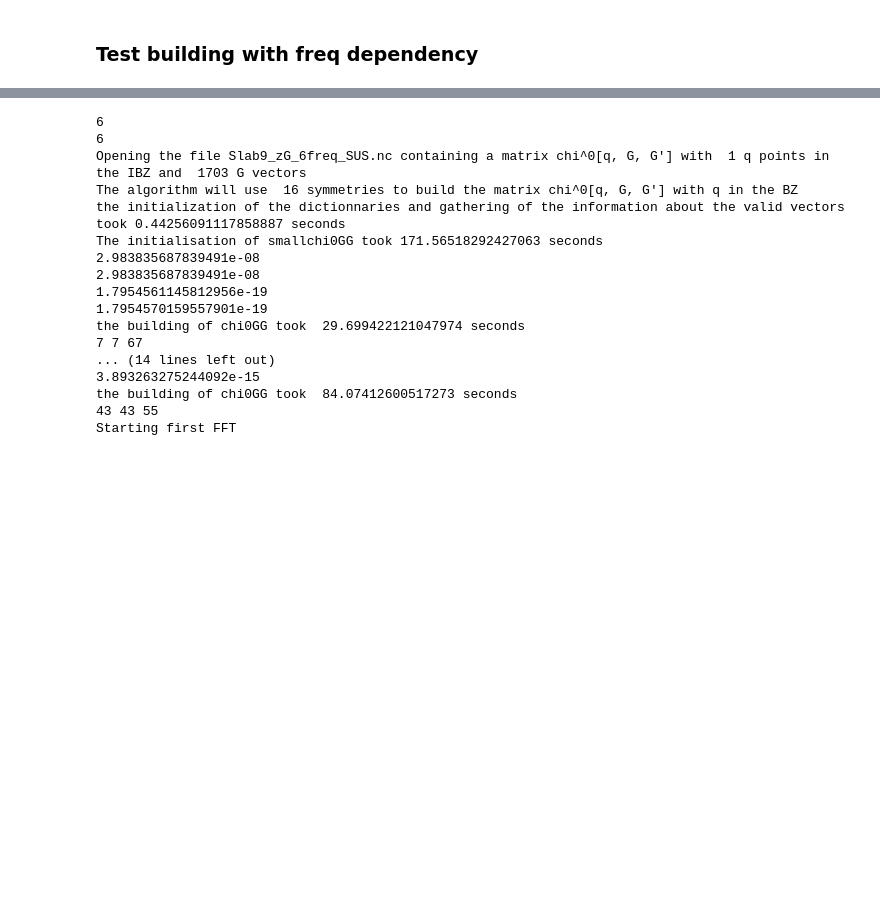
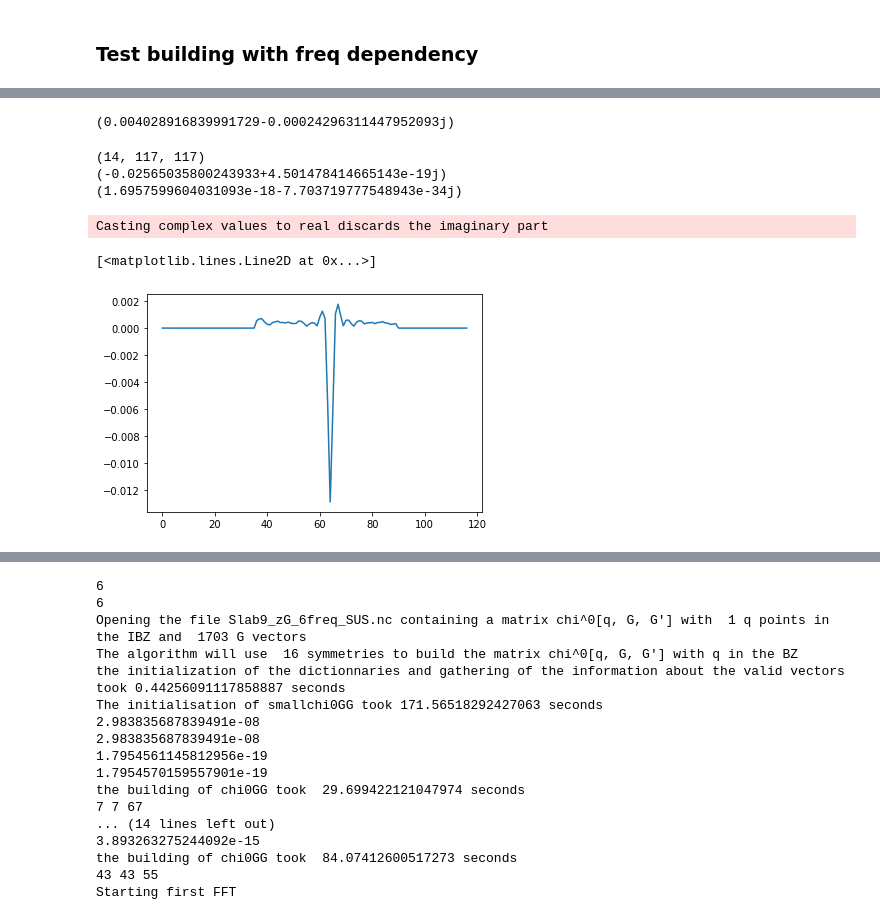
Before and after one commit to acloots2/Thesis_SURFASCOPE, a Jupyter notebook: MatrixSum.ipynb, the cells around one changed output, grey strips where cells are left out. Saved outputs shown, nothing was run; the diff lists cells and outputs as text; code cells hidden in the pictures; blank space fills up the shorter version.

Commit message:
14/12/2022 freq dep ok

```diff
--- a/MatrixSum.ipynb
+++ b/MatrixSum.ipynb
@@ -222,0 +199,2 @@ array([[[[ 0.00000000e+00+0.00000000e+00j,
+# %%
+chi0wzz = DRF.chi0wzz("Slab9Atoms_zGW_14freqo_DS1_SUS.nc", "Bulk2Atomsz_6freq_SUS.nc", opt = "FromSym", opt2 = "Kaltak", axe = "001")
@@ -222,0 +257,18 @@ array([[[[ 0.00000000e+00+0.00000000e+00j,
+# %%
+np.sum(chi0wzz[0, :, 50])
+# %% [output]
+(0.004028916839991729-0.00024296311447952093j)
+# %%
+print(chi0wzz.shape)
+print(np.sum(chi0wzz[0, 15, 13:17]))
+print(np.sum(chi0wzz[0, 15, :]))
+# %% [output]
+(14, 117, 117)
+(-0.02565035800243933+4.501478414665143e-19j)
+(1.6957599604031093e-18-7.703719777548943e-34j)
+# %%
+plt.plot(chi0wzz[0, 60, :])
+# %% [output]
+Casting complex values to real discards the imaginary part
+[<matplotlib.lines.Line2D at 0x...>]
+[figure, added]
```
Also changed, not shown: parts of 15 cells of this notebook, 1 other file.
